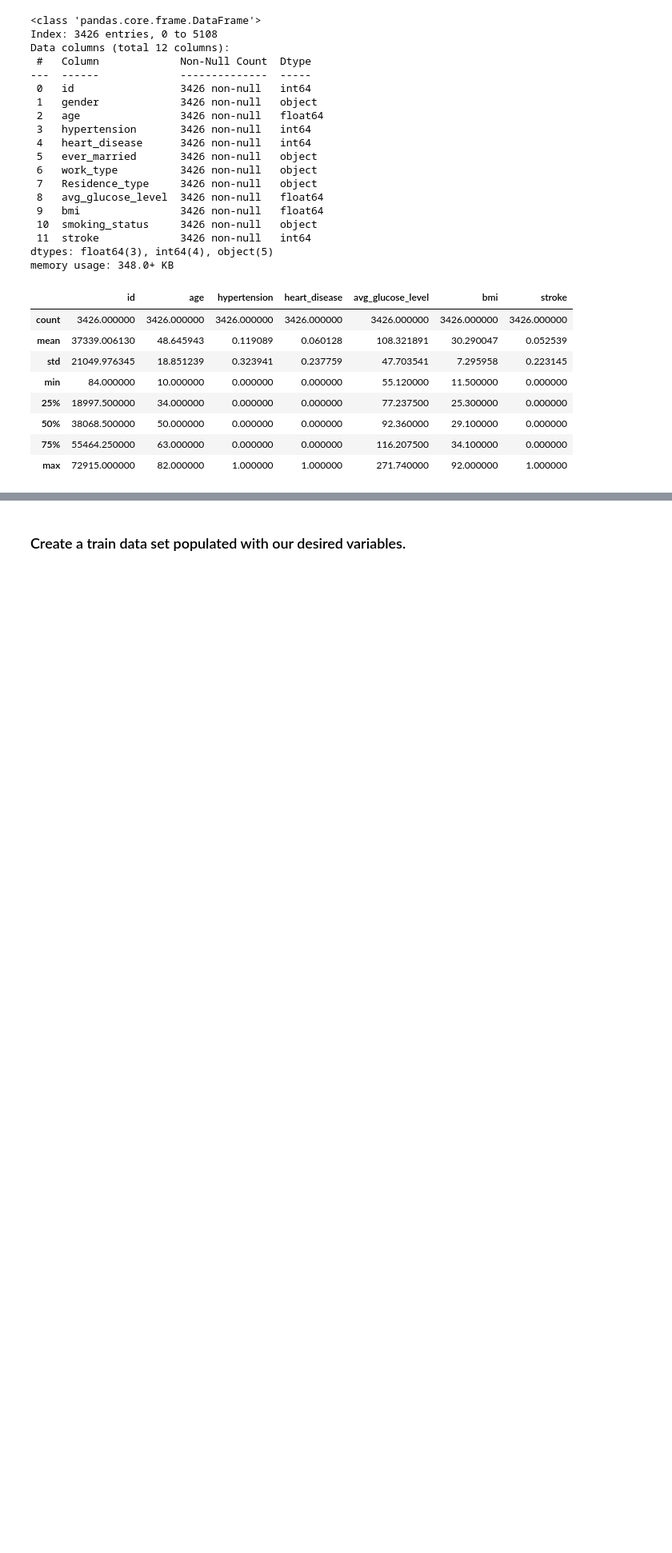
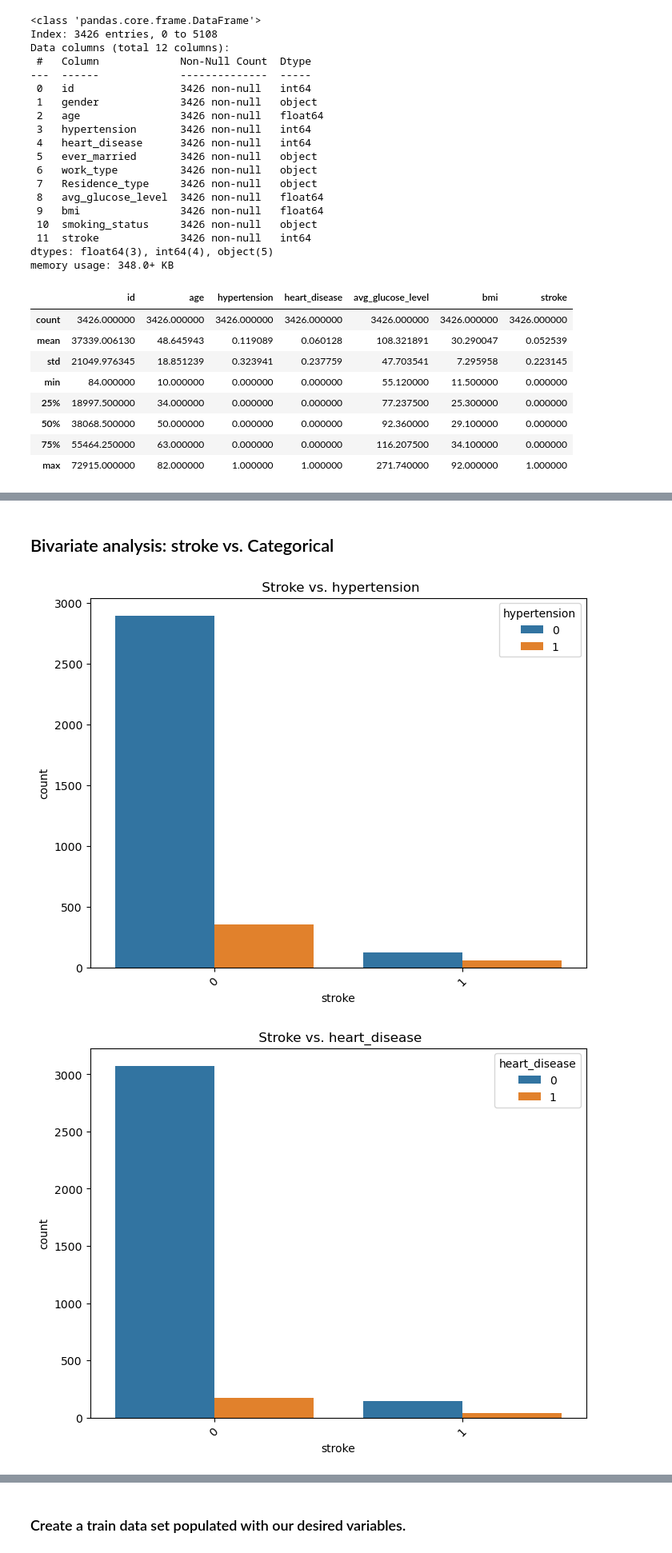
Before and after one commit to DylanTYX/SC1015-MiniProject, a Jupyter notebook: Untitled.ipynb, the cells around one changed output, grey strips where cells are left out. Shown: that part at 80% size. Drawn from its saved outputs; the diff is of its cells as text; code cells hidden in the pictures; blank space fills up the shorter version.

```diff
--- a/Untitled.ipynb
+++ b/Untitled.ipynb
@@ -199,0 +254,14 @@ sourcedata.describe()
+# %% [markdown]
+## Bivariate analysis: stroke vs. Categorical
+# %%
+# Bivariate analysis: stroke vs. Categorical
+categorical = ['hypertension', 'heart_disease', 'ever_married', 'work_type', 'smoking_status']
+for cat_feature in categorical:
+    plt.figure(figsize=(8, 6))
+    sb.countplot(x=sourcedata['stroke'], hue=cat_feature, data=sourcedata)
+    plt.title(f" Stroke vs. {cat_feature}")
+    plt.xticks(rotation=45)
+    plt.show()
+# %% [output]
+[figure, added]
+[figure, added]
```
Also changed, not shown: parts of 23 cells of this notebook.
